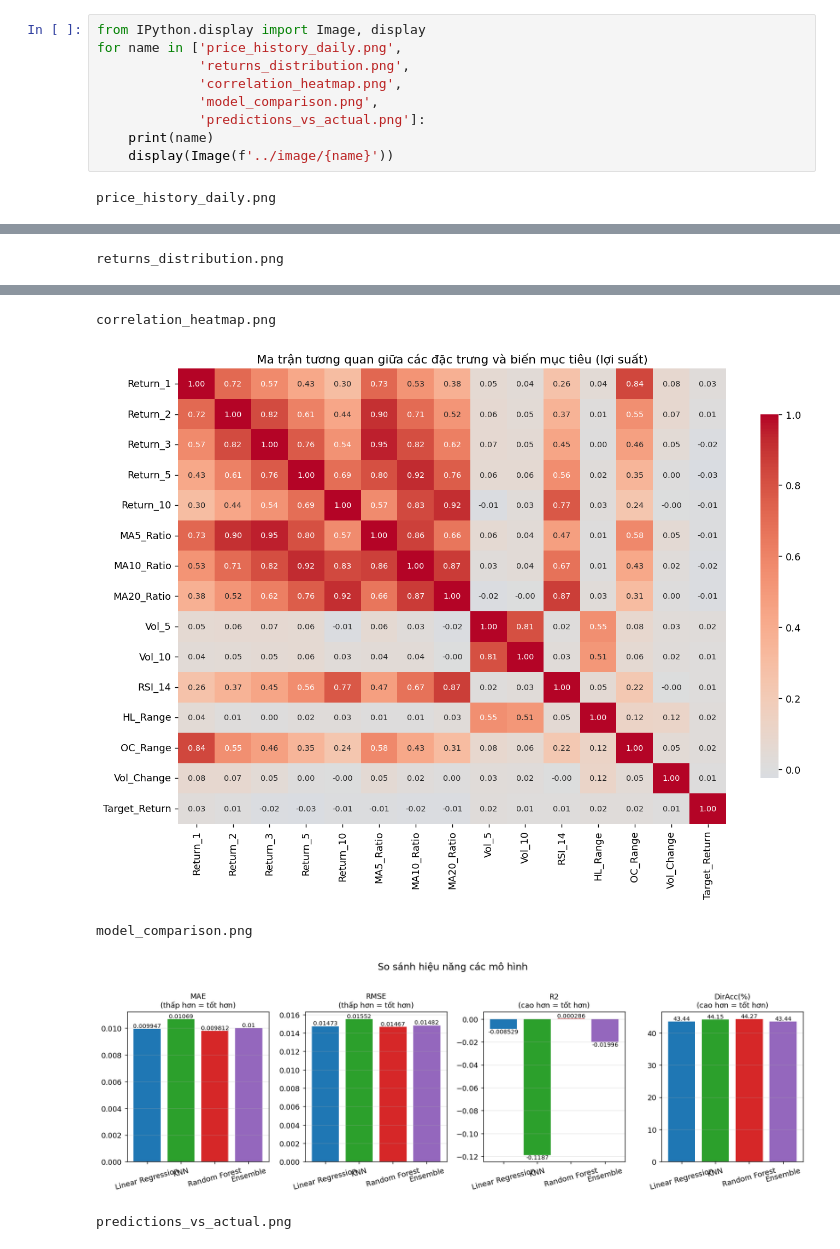
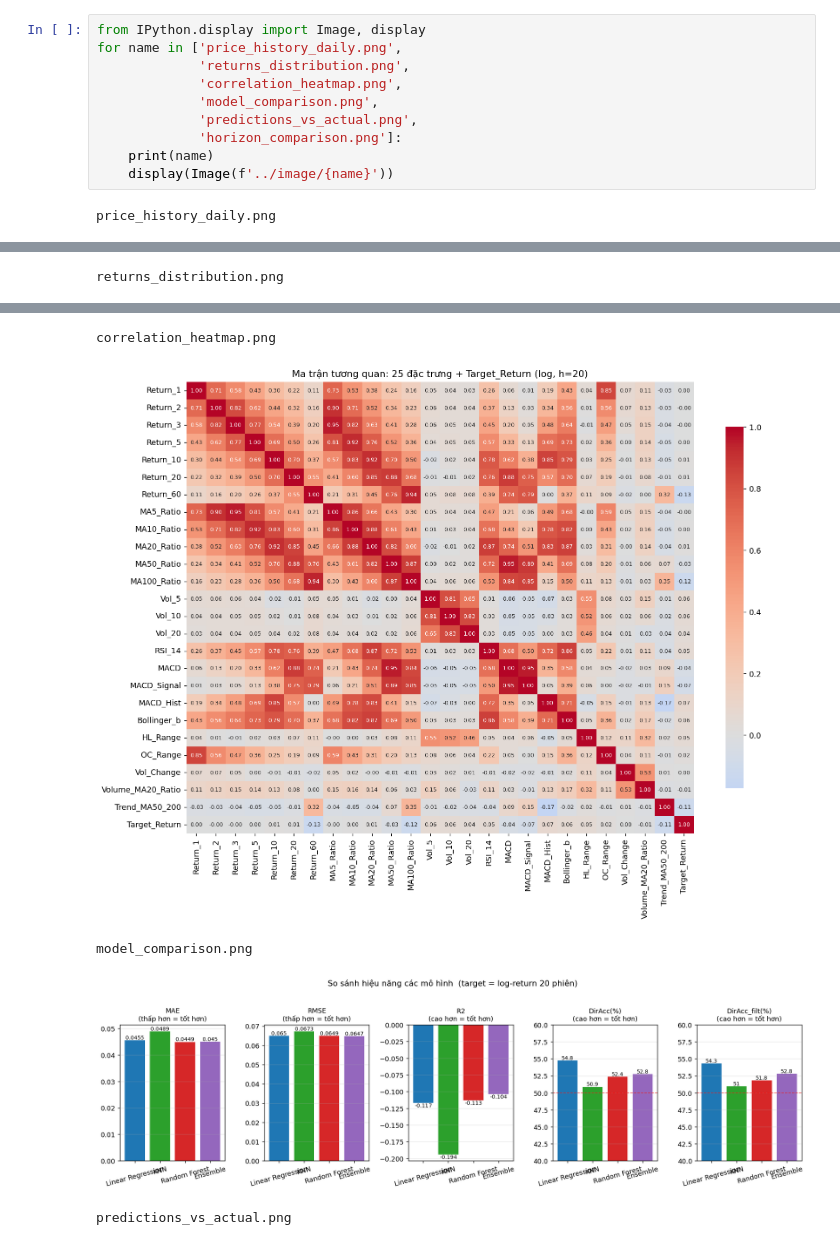
Before and after one commit to bason1610-lang/vn-index-hocmay, a Jupyter notebook: Milestone/Milestone.ipynb, the cells around one changed output, grey strips where cells are left out. Saved outputs shown, nothing was run; the diff lists cells and outputs as text.

```diff
--- a/Milestone/Milestone.ipynb
+++ b/Milestone/Milestone.ipynb
@@ -137,7 +178,8 @@ for name in ['price_history_daily.png',
              'returns_distribution.png',
              'correlation_heatmap.png',
              'model_comparison.png',
-             'predictions_vs_actual.png']:
+             'predictions_vs_actual.png',
+             'horizon_comparison.png']:
     print(name)
     display(Image(f'../image/{name}'))
 # %% [output]
@@ -148,5 +190,5 @@ returns_distribution.png
 correlation_heatmap.png
-[figure, old version]
+[figure, new version]
 model_comparison.png
-[figure, old version]
+[figure, new version]
 predictions_vs_actual.png
```
Also changed, not shown: parts of 17 cells of this notebook, 22 other files.
